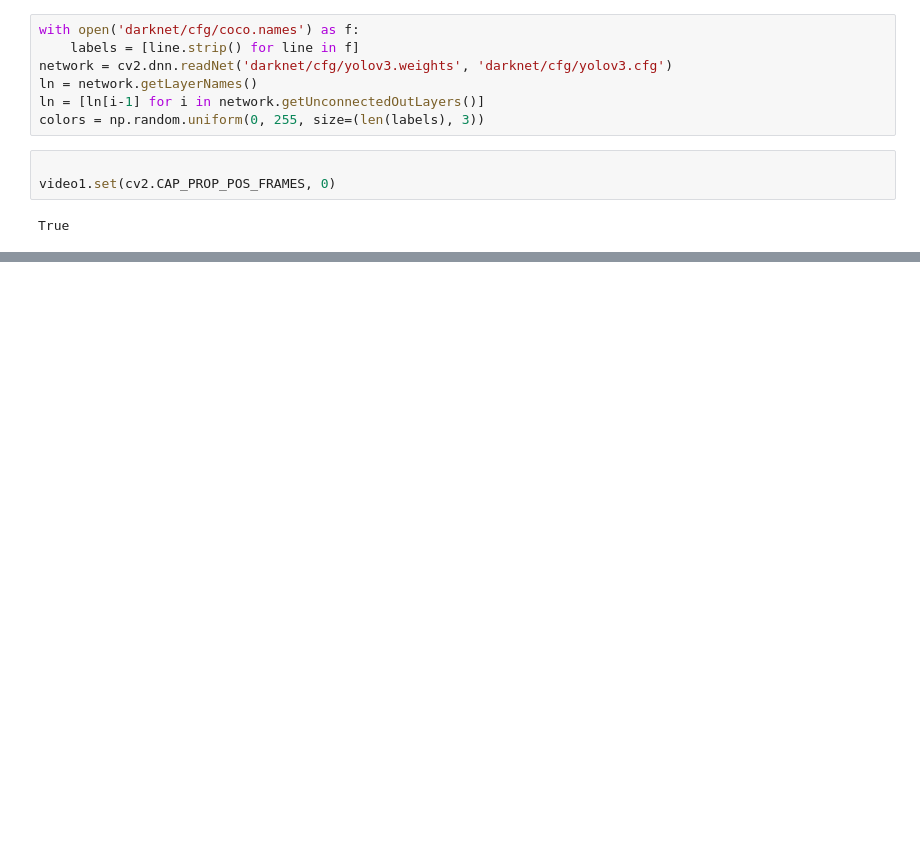
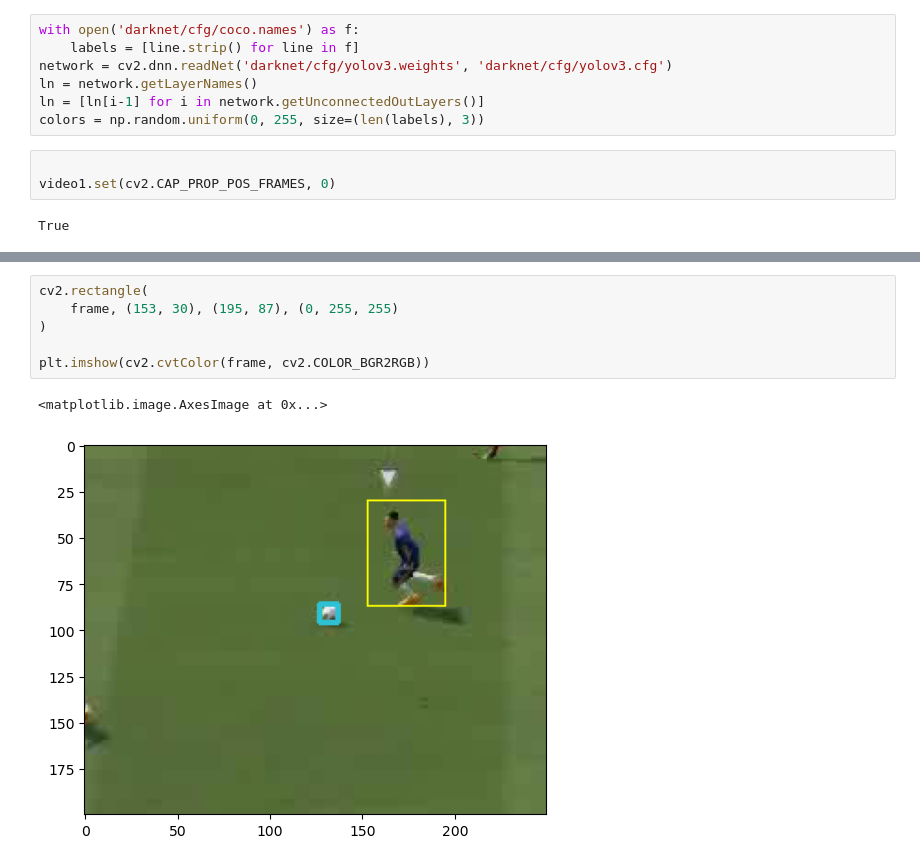
Before and after one commit to Wootack/22A_CV_Project_Team4, a Jupyter notebook: test.ipynb, the cells around one changed output, grey strips where cells are left out. Drawn from its saved outputs; the diff is of its cells as text; blank space fills up the shorter version.

```diff
--- a/test.ipynb
+++ b/test.ipynb
@@ -76,0 +83,9 @@ while True:
+# %%
+cv2.rectangle(
+    frame, (153, 30), (195, 87), (0, 255, 255)
+)
+
+plt.imshow(cv2.cvtColor(frame, cv2.COLOR_BGR2RGB))
+# %% [output]
+<matplotlib.image.AxesImage at 0x...>
+[figure, added]
```
Also changed, not shown: parts of 15 cells of this notebook, 5 other files.
